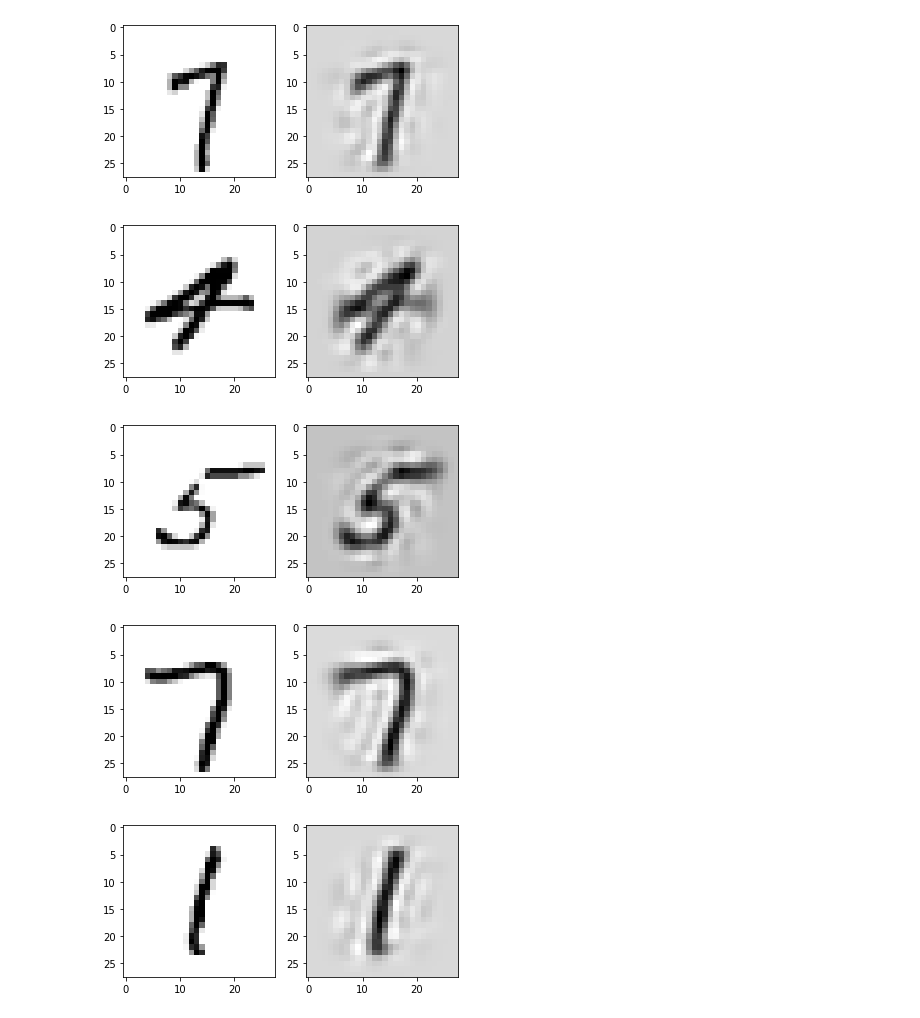
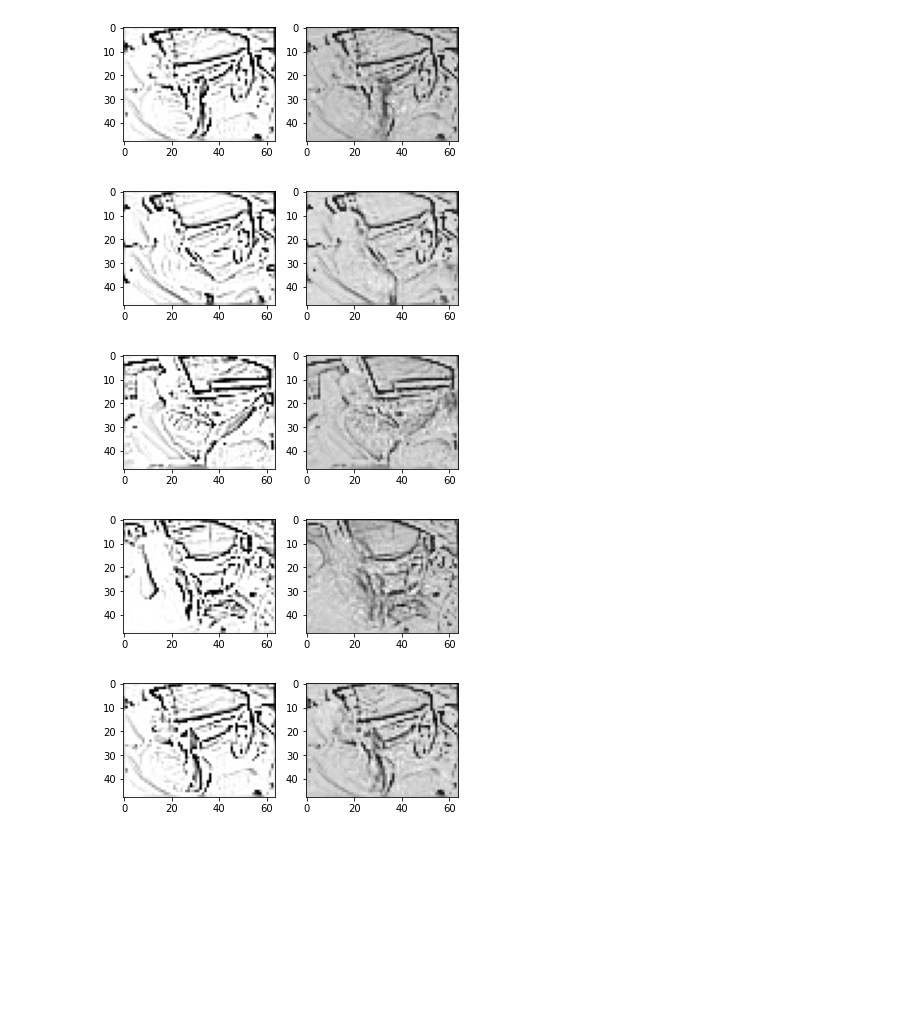
Before and after one commit to jeremy-collins/distracted_driver_detection, a Jupyter notebook: unsupervised.ipynb, the cells around one changed output. Drawn from its saved outputs; the diff is of its cells as text; code cells hidden in the pictures; blank space fills up the shorter version.

```diff
--- a/unsupervised.ipynb
+++ b/unsupervised.ipynb
@@ -37,11 +119,25 @@ Text(0.5, 1.0, 'PCA explained variance ratio')
 # %%
 # get best number of components
-n_comp_pca = 60
+n_comp_pca = 300 # tune this number
 
 # apply PCA with reduced number of components
-pca_red = IncrementalPCA(n_components=n_comp_pca)
+pca_red = IncrementalPCA(n_components=n_comp_pca) # using a set number of components
+# X_train_pca_red = np.empty((X_train.shape[0], n_comp_pca))
+# X_test_pca_red = np.empty((X_test.shape[0], n_comp_pca))
+# X_train_pca_recovered = np.empty(X_train.shape)
+# ind = 0
+# for i in range(0, n_batch):
+#     print('fitting batch {}/{}'.format(i, n_batch))
+#     if (ind+num_samples > X_train.shape[0]):
+#         X_train_batch = X_train[ind:,:]
+#     else:
+#         X_train_batch = X_train[ind:ind+num_samples,:]
+#     pca.partial_fit(X_batch)
+#     ind += num_samples
 X_train_pca_red = pca_red.fit_transform(X_train)
 X_test_pca_red = pca_red.transform(X_test)
 X_train_pca_recovered = pca_red.inverse_transform(X_train_pca_red)
 print(X_train_pca_red.shape)
+print(X_test_pca_red.shape)
+print(X_train_pca_recovered.shape)
 # %% [output]
@@ -48,0 +147,14 @@ print(X_train_pca_red.shape)
+# %%
+# compare original and compressed test images
+X_test_pca_recovered = pca_red.inverse_transform(X_test_pca_red)
+for i in range(0, 5):
+    f, axarr = plt.subplots(1, 2)
+    if (gray):
+        img_pca = X_test_pca_recovered[i,:].reshape((H, W))
+        img_orig = X_test[i,:].reshape((H, W))
+    else:
+        img_pca = X_test_pca_recovered[i,:].reshape((H, W, C))
+    #     img_orig = X_train.iloc[i].values.reshape((H, W, C))
+        img_orig = X_test[i,:].reshape((H, W, C))
+    axarr[0].imshow(img_orig, cmap='gray_r')
+    axarr[1].imshow(img_pca, cmap='gray_r')
@@ -49,16 +167,21 @@ print(X_train_pca_red.shape)
 # %%
-# compare original and compressed images
+# compare original and compressed training images
 for i in range(0, 5):
     f, axarr = plt.subplots(1, 2)
-    img_pca = X_train_pca_recovered[i,:].reshape((28, 28))
-    img_orig = X_train.iloc[i].values.reshape((28, 28))
+    if (gray):
+        img_pca = X_train_pca_recovered[i,:].reshape((H, W))
+        img_orig = X_train[i,:].reshape((H, W))
+    else:
+        img_pca = X_train_pca_recovered[i,:].reshape((H, W, C))
+    #     img_orig = X_train.iloc[i].values.reshape((H, W, C))
+        img_orig = X_train[i,:].reshape((H, W, C))
     axarr[0].imshow(img_orig, cmap='gray_r')
     axarr[1].imshow(img_pca, cmap='gray_r')
 # %% [output]
-[figure, old version]
+[figure, new version]
-[figure, old version]
+[figure, new version]
-[figure, old version]
+[figure, new version]
-[figure, old version]
+[figure, new version]
-[figure, old version]
+[figure, new version]
 # %%
 # k means clustering
```
Also changed, not shown: parts of 12 cells of this notebook.
